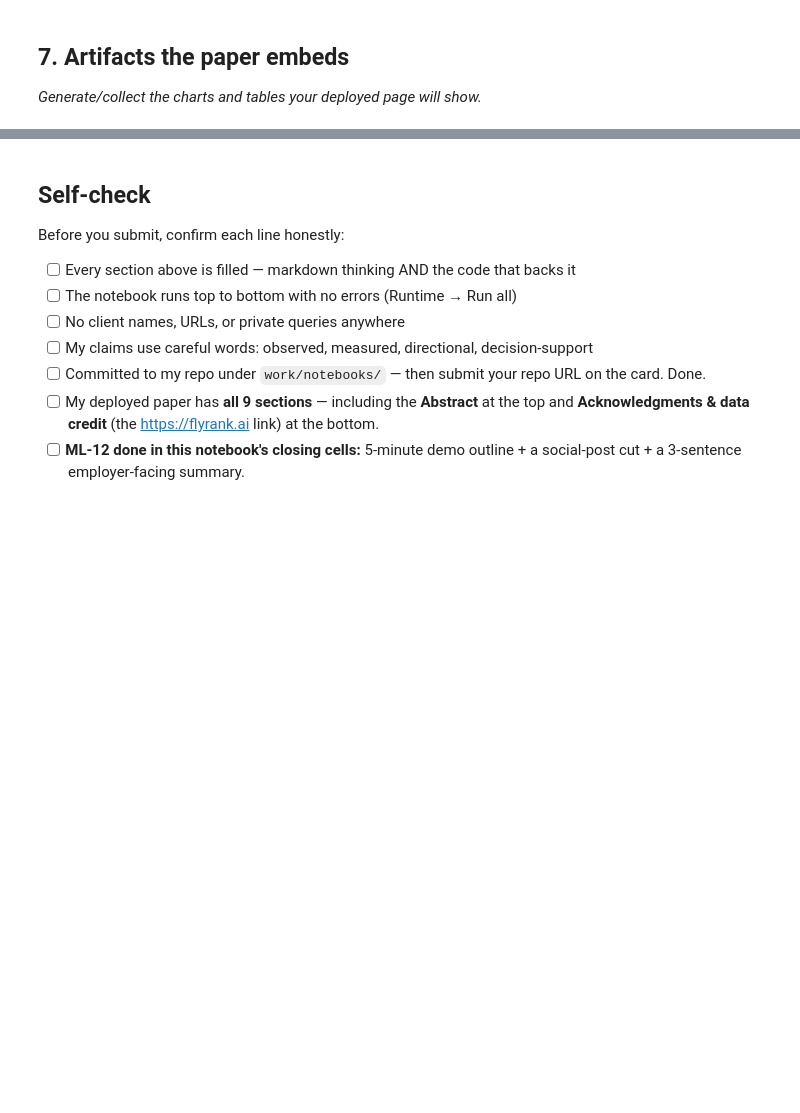
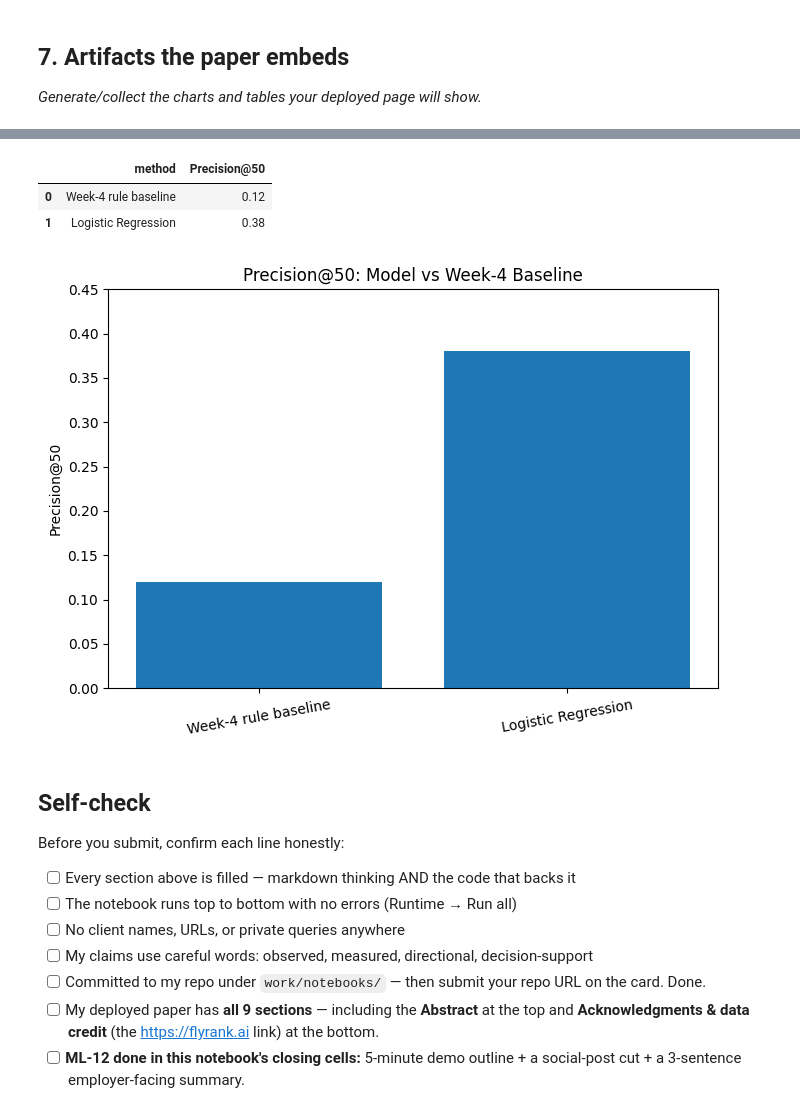
Before and after one commit to mohamedahmed02/Flyrank-internship, a Jupyter notebook: work/notebooks/capstone.ipynb, the cells around one changed output, grey strips where cells are left out. Drawn from its saved outputs; the diff is of its cells as text; code cells hidden in the pictures; blank space fills up the shorter version.

```diff
--- a/work/notebooks/capstone.ipynb
+++ b/work/notebooks/capstone.ipynb
@@ -37,3 +861,45 @@ This skeleton is yours to fill. Work the sections **in order** — each one has
+# %%
+# ============================================================
+# Results artifact
+# ============================================================
+
+results_summary = pd.DataFrame({
+    "method": [
+        "Week-4 rule baseline",
+        "Logistic Regression"
+    ],
+    "Precision@50": [
+        baseline_p50,
+        model_p50
+    ]
+})
+
+display(results_summary)
+# %% [output]
+|  | method | Precision@50 |
+| 0 | Week-4 rule baseline | 0.12 |
+| 1 | Logistic Regression | 0.38 |
+# %%
+# ============================================================
+# Paper chart — Model vs baseline
+# ============================================================
+
+plt.figure(figsize=(7, 5))
+
+plt.bar(
+    results_summary["method"],
+    results_summary["Precision@50"]
+)
+
+plt.ylabel("Precision@50")
+plt.title("Precision@50: Model vs Week-4 Baseline")
+plt.ylim(0, 0.45)
+plt.xticks(rotation=10)
+
+plt.tight_layout()
+plt.show()
+# %% [output]
+[figure, added]
 # %% [markdown]
 ## Self-check
 
```
Also changed, not shown: parts of 22 cells of this notebook.
